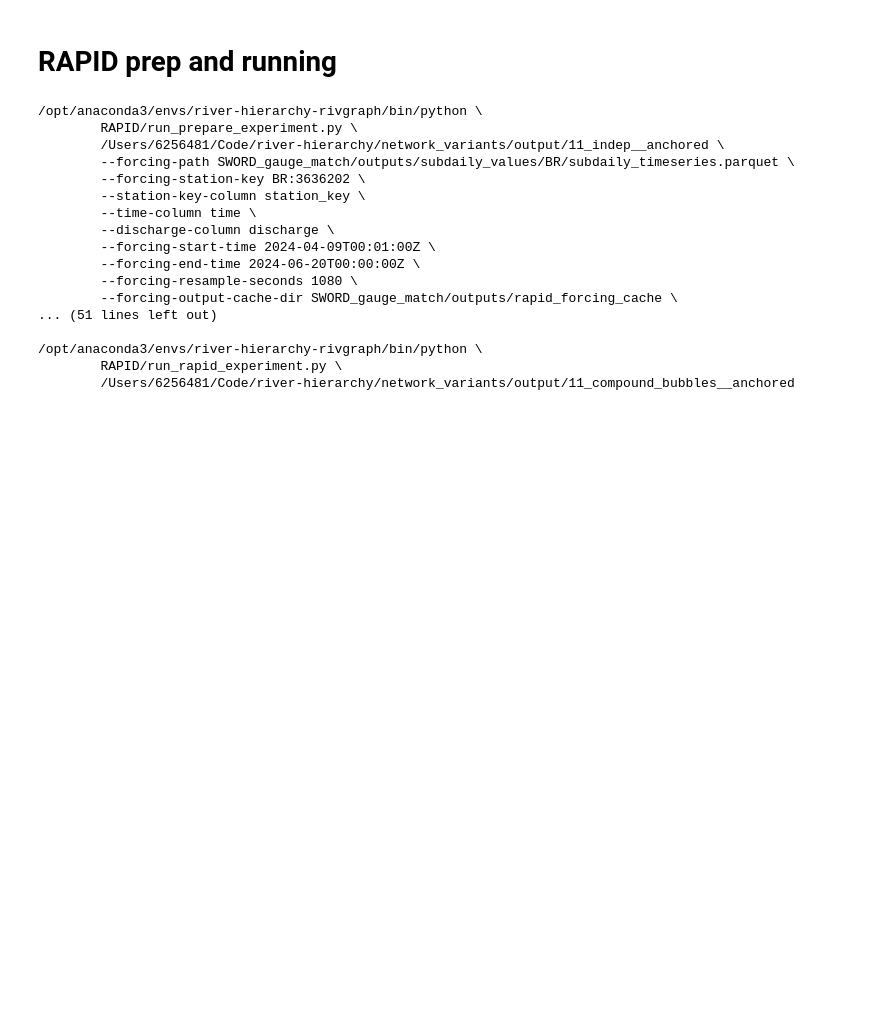
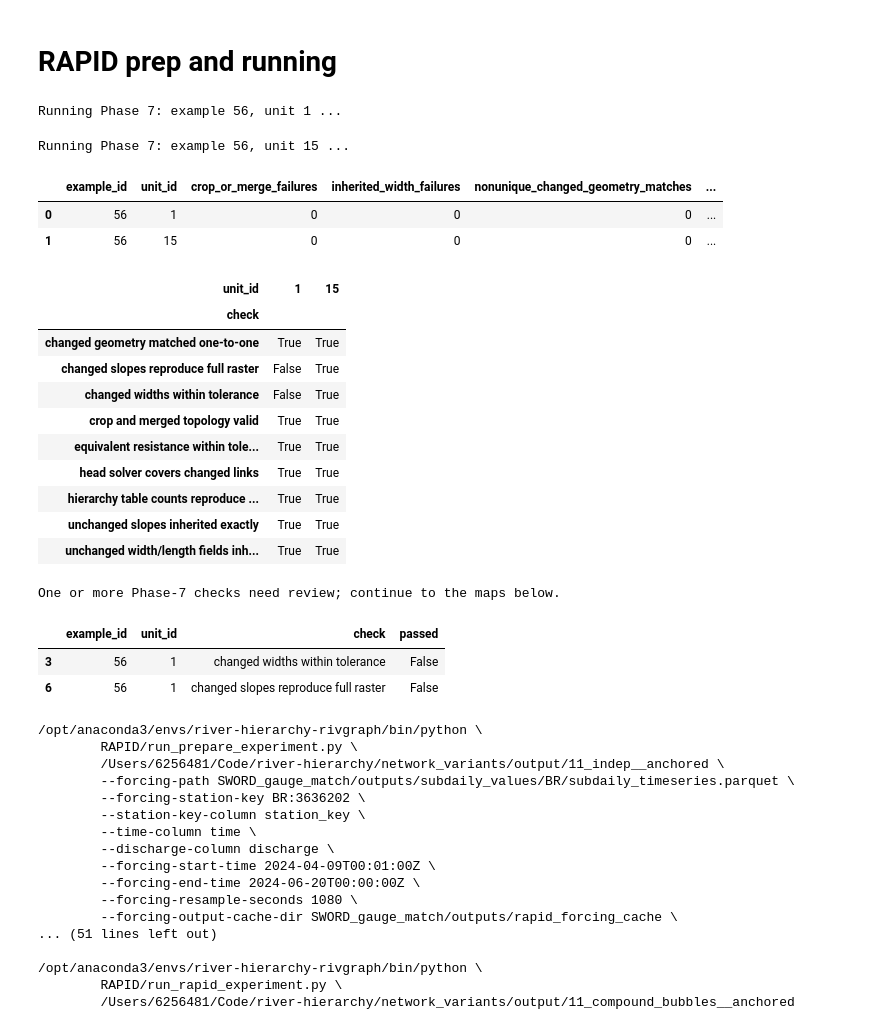
Before and after one commit to niekcde/river_hierarchy, a Jupyter notebook: cli_commands.ipynb, the cells around one changed output. Saved outputs shown, nothing was run; the diff lists cells and outputs as text; code cells hidden in the pictures; blank space fills up the shorter version.

Commit message:
docs(workflow): update local-patch run and validation commands

```diff
--- a/cli_commands.ipynb
+++ b/cli_commands.ipynb
@@ -401,5 +816,72 @@ run_commands()
 # %% [markdown]
 # RAPID prep and running
+# %%
+# Preserve completed cases when a later case fails and this cell is rerun.
+phase7_results = globals().get('phase7_results', {})
+if not RUN_PHASE7_BATCH:
+    print('Phase-7 batch not run. Set RUN_PHASE7_BATCH = True in the previous cell, then rerun this cell.')
+else:
+    for example_id, unit_id, exit_sides in PHASE7_CASES:
+        if (example_id, unit_id) in phase7_results:
+            print(f'Reusing completed Phase-7 result: example {example_id}, unit {unit_id}.')
+            continue
+        print(f'Running Phase 7: example {example_id}, unit {unit_id} ...')
+        phase7_results[(example_id, unit_id)] = run_phase7_validation_case(example_id, unit_id, exit_sides)
+
+    # Refresh acceptance decisions for cached results after a threshold or
+    # diagnostic definition changes; no RivGraph work is repeated.
+    for result_i in phase7_results.values():
+        metrics_i = result_i['metrics']
+        if 'max_changed_geometry_hausdorff_pixels' not in metrics_i:
+            with rasterio.open(result_i['variant'].output_paths['local_collapsed_mask']) as source:
+                pixel_size_i = float(max(abs(source.transform.a), abs(source.transform.e)))
+            metrics_i['local_pixel_size_m'] = pixel_size_i
+            metrics_i['max_changed_geometry_hausdorff_pixels'] = metrics_i['max_changed_geometry_hausdorff_m'] / pixel_size_i
+        result_i['checks']['changed geometry matched one-to-one'] = (
+            metrics_i['nonunique_changed_geometry_matches'] == 0
+            and metrics_i['max_changed_geometry_hausdorff_pixels'] <= PHASE7_LIMITS['changed_geometry_hausdorff_pixels']
+        )
+        result_i['checks']['changed slopes reproduce full raster'] = (
+            metrics_i['max_changed_slope_relative_difference'] <= PHASE7_LIMITS['changed_slope_relative_difference']
+        )
+
+    check_rows = []
+    metric_rows = []
+    for (example_id, unit_id), result_i in phase7_results.items():
+        for check, passed in result_i['checks'].items():
+            check_rows.append({'example_id': example_id, 'unit_id': unit_id, 'check': check, 'passed': bool(passed)})
+        metric_rows.append({'example_id': example_id, 'unit_id': unit_id, **result_i['metrics'], 'scratch_output': str(result_i['root'])})
+    phase7_checks = pd.DataFrame(check_rows)
+    phase7_metrics = pd.DataFrame(metric_rows)
+    display(phase7_metrics)
+    display(phase7_checks.pivot(index='check', columns='unit_id', values='passed'))
+    phase7_all_checks_passed = bool(phase7_checks['passed'].all())
+    if phase7_all_checks_passed:
+        print('All Phase-7 acceptance checks passed.')
+    else:
+        print('One or more Phase-7 checks need review; continue to the maps below.')
+        display(phase7_checks.loc[~phase7_checks['passed']])
+# %% [output]
+Running Phase 7: example 56, unit 1 ...
+Running Phase 7: example 56, unit 15 ...
+|  | example_id | unit_id | crop_or_merge_failures | inherited_width_failures | nonunique_changed_geometry_matches | ... |
+| 0 | 56 | 1 | 0 | 0 | 0 | ... |
+| 1 | 56 | 15 | 0 | 0 | 0 | ... |
+| unit_id | 1 | 15 |
+| check |  |  |
+| changed geometry matched one-to-one | True | True |
+| changed slopes reproduce full raster | False | True |
+| changed widths within tolerance | False | True |
+| crop and merged topology valid | True | True |
+| equivalent resistance within tole... | True | True |
+| head solver covers changed links | True | True |
+| hierarchy table counts reproduce ... | True | True |
+| unchanged slopes inherited exactly | True | True |
+| unchanged width/length fields inh... | True | True |
+One or more Phase-7 checks need review; continue to the maps below.
+|  | example_id | unit_id | check | passed |
+| 3 | 56 | 1 | changed widths within tolerance | False |
+| 6 | 56 | 1 | changed slopes reproduce full raster | False |
 # %%
 ex_id =11
 
```
Also changed, not shown: parts of 3 cells of this notebook.
